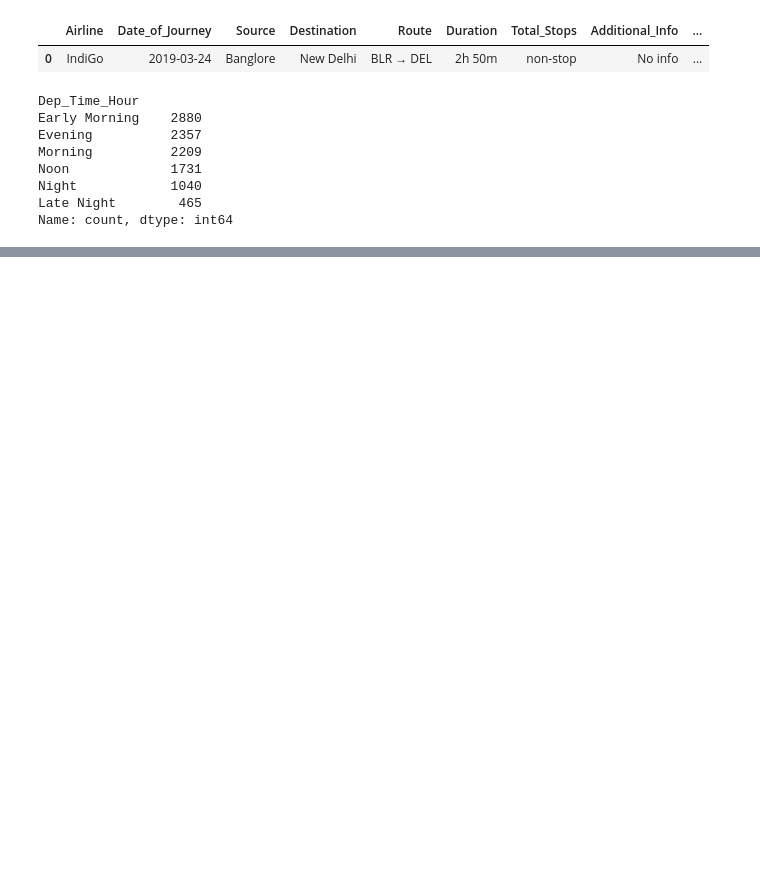
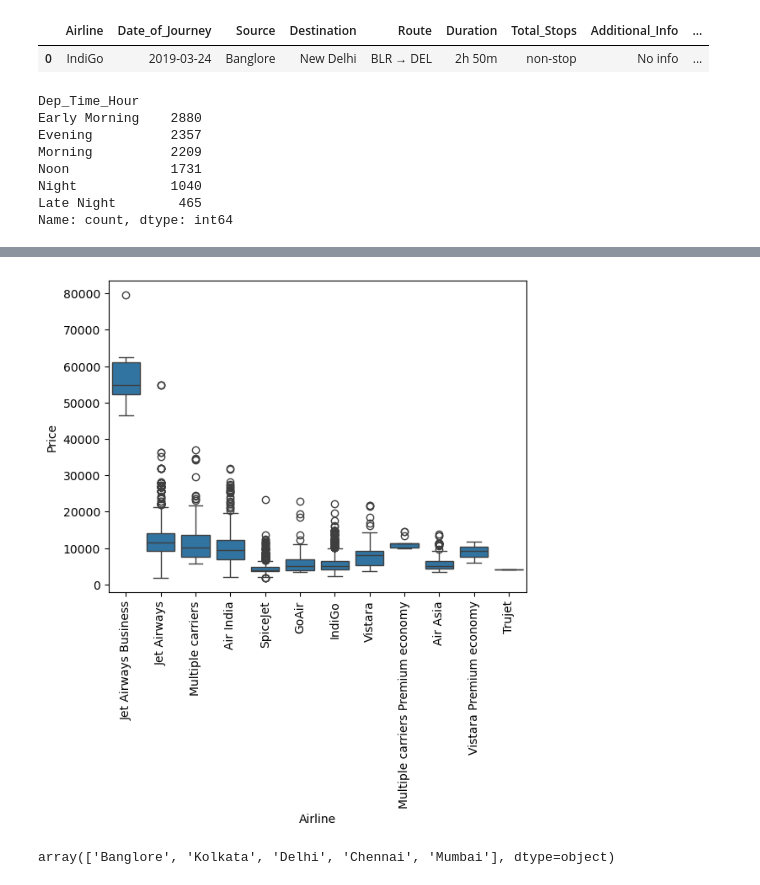
Before and after one commit to itschidera/Flight_Price_Prediction_Model, a Jupyter notebook: Flight_Prediction_model.ipynb, the cells around one changed output, grey strips where cells are left out. Cells and saved outputs as stored; diff of their text form; code cells hidden in the pictures; blank space fills up the shorter version.

```diff
--- a/Flight_Prediction_model.ipynb
+++ b/Flight_Prediction_model.ipynb
@@ -233,0 +278,8 @@ data.head(2)
+# %%
+#cretates a box plot that displays he min value, Max value, median , Q1 and Q3 of the dataset
+
+sns.boxplot(y='Price',x='Airline',  data= data.sort_values('Price',ascending=False))
+plt.xticks(rotation ="vertical")
+plt.show()
+# %% [output]
+[figure, added]
@@ -233,0 +291,4 @@ data.head(2)
+# %%
+data['Source'].unique()
+# %% [output]
+array(['Banglore', 'Kolkata', 'Delhi', 'Chennai', 'Mumbai'], dtype=object)
```
Also changed, not shown: parts of 38 cells of this notebook.
